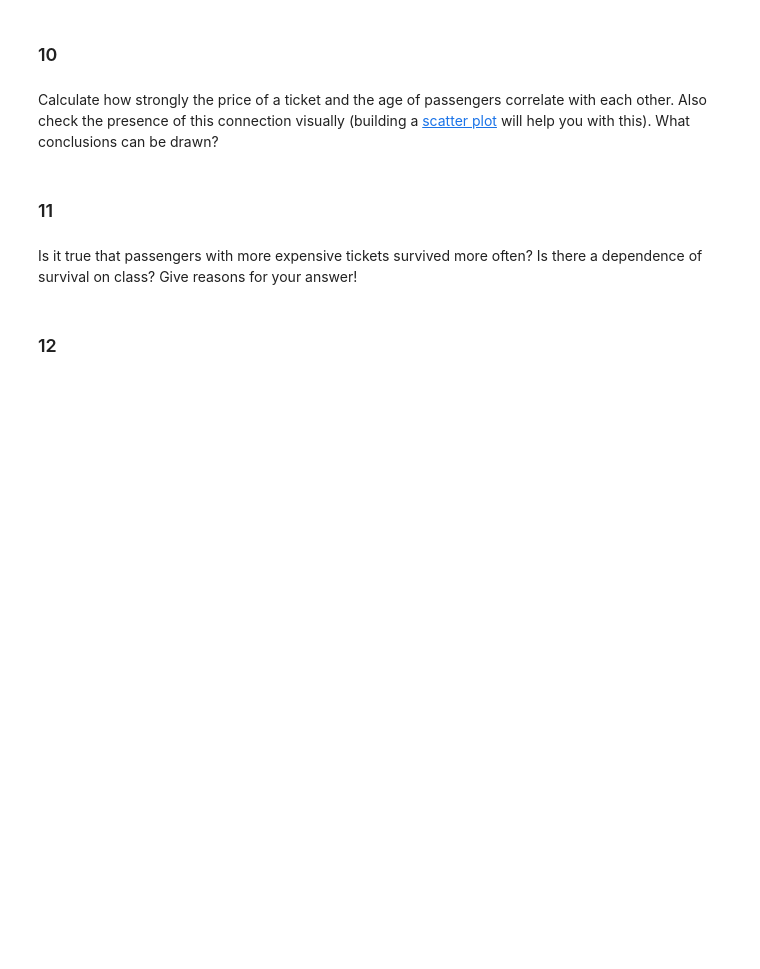
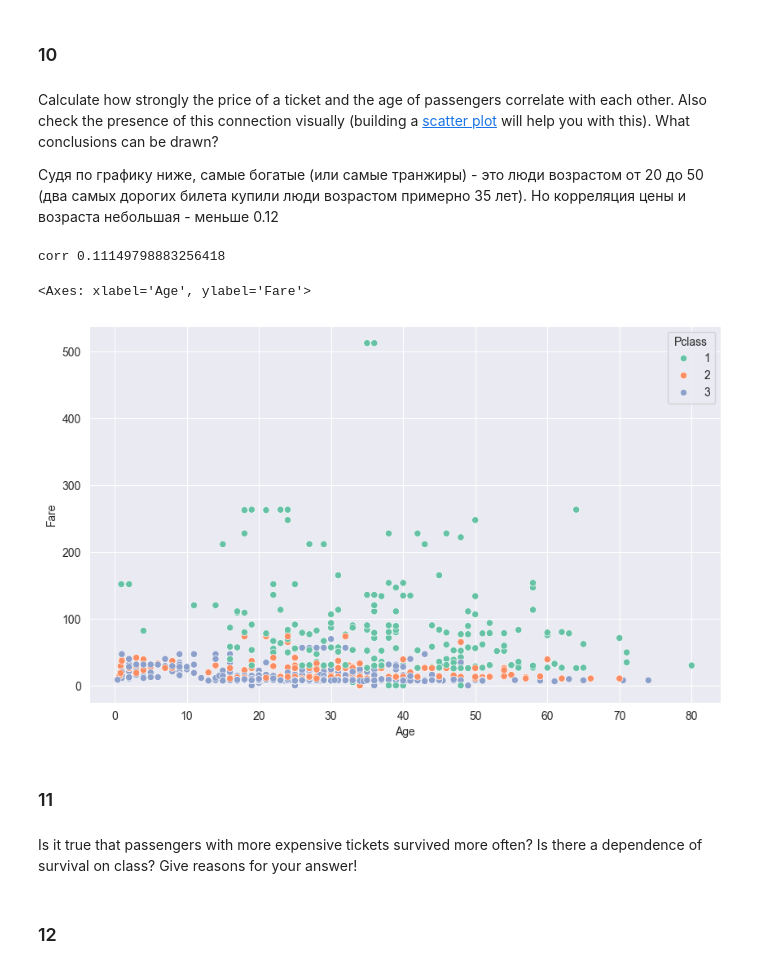
Before and after one commit to Megacinder/mds24, a Jupyter notebook: md3_ml/HA 2 - Pandas_ML_MDS_AhremenkoMA.ipynb, the cells around one changed output. Saved outputs shown, nothing was run; the diff lists cells and outputs as text; code cells hidden in the pictures; blank space fills up the shorter version.

```diff
--- a/md3_ml/HA 2 - Pandas_ML_MDS_AhremenkoMA.ipynb
+++ b/md3_ml/HA 2 - Pandas_ML_MDS_AhremenkoMA.ipynb
@@ -146,3 +470,6 @@ Think about how to fill in the gaps in each column and perform it. Check that th
 ### 10
 # %% [markdown]
 Calculate how strongly the price of a ticket and the age of passengers correlate with each other. Also check the presence of this connection visually (building a [scatter plot](https://en.wikipedia.org/wiki/Scatter_plot) will help you with this). What conclusions can be drawn?
+
+
+Судя по графику ниже, самые богатые (или самые транжиры) - это люди возрастом от 20 до 50 (два самых дорогих билета купили люди возрастом примерно 35 лет). Но корреляция цены и возраста небольшая - меньше 0.12
@@ -151,3 +476,15 @@ Calculate how strongly the price of a ticket and the age of passengers correlate
+# %%
+df = df8
+
+corr = df["Fare"].corr(df["Age"])
+print("corr", corr)
+
+plt.figure(figsize=(10, 6))
+sns.scatterplot(data=df, x="Age", y="Fare", hue="Pclass", palette="Set2")
+# %% [output]
+corr 0.11149798883256418
+<Axes: xlabel='Age', ylabel='Fare'>
+[figure, added]
 # %% [markdown]
 ### 11
 # %% [markdown]
```
Also changed, not shown: parts of 30 cells of this notebook, 3 other files.
